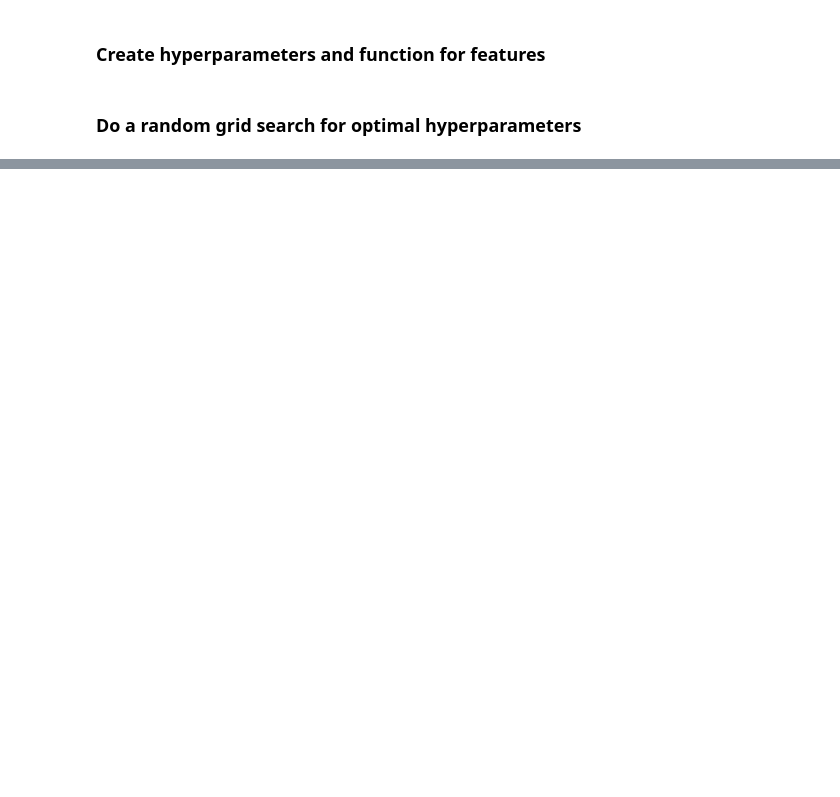
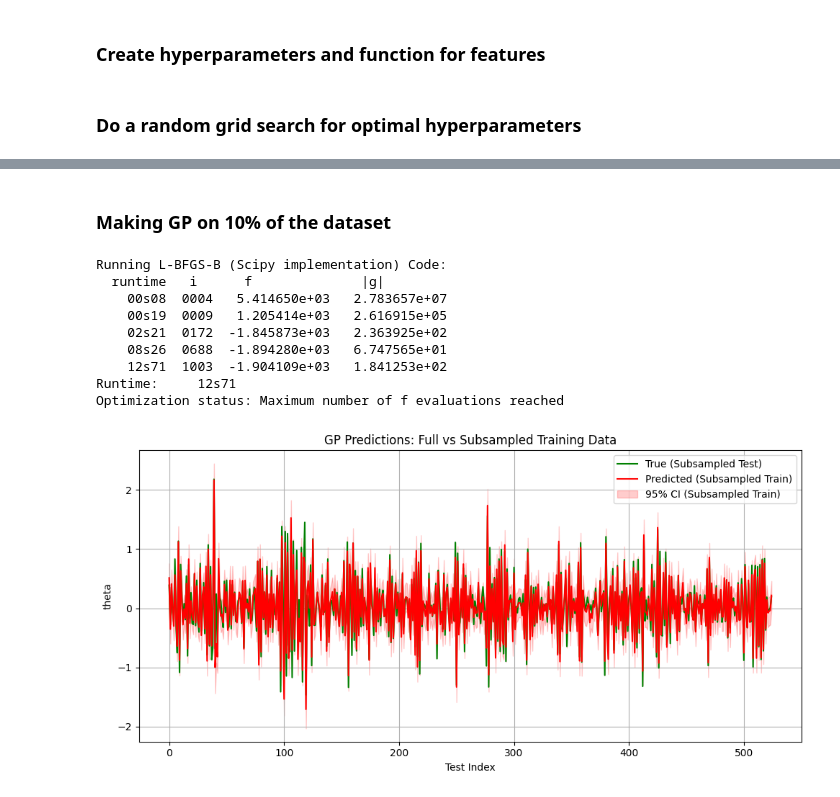
Before and after one commit to Nielsvanschaijk/Machine-learning-for-systems-and-control, a Jupyter notebook: gym-unbalanced-disk/GP_model_kevin.ipynb, the cells around one changed output, grey strips where cells are left out. Drawn from its saved outputs; the diff is of its cells as text; code cells hidden in the pictures; blank space fills up the shorter version.

```diff
--- a/gym-unbalanced-disk/GP_model_kevin.ipynb
+++ b/gym-unbalanced-disk/GP_model_kevin.ipynb
@@ -232,0 +235,60 @@ Optimization status: Maximum number of f evaluations reached
+# %% [markdown]
+### Making GP on 10% of the dataset
+# %%
+u10 = u[::10]
+th10 = th[::10]
+
+N_eff_10 = len(u10) - max_lag
+X_all_10, Y_all_10 = build_features(u10, th10, best['L_th'], best['L_u'], max_lag, N_eff_10)
+
+# New train/val/test split sizes for subsampled data (approx 10% points)
+n_train_10 = int(train_percent * len(u10))
+n_eff_train_10 = n_train_10 - max_lag
+
+X_tv_10, Y_tv_10 = X_all_10[:n_eff_train_10 + int(val_test_percent * len(u10))], Y_all_10[:n_eff_train_10 + int(val_test_percent * len(u10))]
+X_test_10, Y_test_10 = X_all_10[n_eff_train_10 + int(val_test_percent * len(u10)):], Y_all_10[n_eff_train_10 + int(val_test_percent * len(u10)):]
+
+# Train GP on subsampled data
+kernel_10 = GPy.kern.RBF(input_dim=X_tv_10.shape[1], ARD=True)
+Z_tv_10 = X_tv_10[np.random.choice(len(X_tv_10), best['num_inducing'], replace=False)]
+model_subsampled = GPy.models.SparseGPRegression(X_tv_10, Y_tv_10[:, None], kernel=kernel_10, Z=Z_tv_10)
+model_subsampled.optimize(messages=True)
+
+
+Y_test_pred_sub, Y_test_var_sub = model_subsampled.predict(X_test_10)
+Y_test_std_sub = np.sqrt(Y_test_var_sub)
+
+start, end = 0, len(Y_test)
+
+plt.figure(figsize=(10, 5))
+
+# Subsampled model predictions (on subsampled test set)
+plt.plot(range(start, start + len(Y_test_10)), Y_test_10[start:], label='True (Subsampled Test)', color='green', linestyle='solid')
+plt.plot(range(start, start + len(Y_test_pred_sub)), Y_test_pred_sub[start:], label='Predicted (Subsampled Train)', color='red', linestyle='solid')
+plt.fill_between(
+    np.arange(start, start + len(Y_test_pred_sub)),
+    (Y_test_pred_sub - 1.96 * Y_test_std_sub).flatten()[start:],
+    (Y_test_pred_sub + 1.96 * Y_test_std_sub).flatten()[start:],
+    color='red',
+    alpha=0.2,
+    label='95% CI (Subsampled Train)'
+)
+
+plt.title('GP Predictions: Full vs Subsampled Training Data')
+plt.xlabel('Test Index')
+plt.ylabel('theta')
+plt.legend()
+plt.grid(True)
+plt.tight_layout()
+plt.show()
+# %% [output]
+Running L-BFGS-B (Scipy implementation) Code:
+  runtime   i      f              |g|
+    00s08  0004   5.414650e+03   2.783657e+07
+    00s19  0009   1.205414e+03   2.616915e+05
+    02s21  0172  -1.845873e+03   2.363925e+02
+    08s26  0688  -1.894280e+03   6.747565e+01
+    12s71  1003  -1.904109e+03   1.841253e+02
+Runtime:     12s71
+Optimization status: Maximum number of f evaluations reached
+[figure, added]
```
Also changed, not shown: parts of 7 cells of this notebook.
